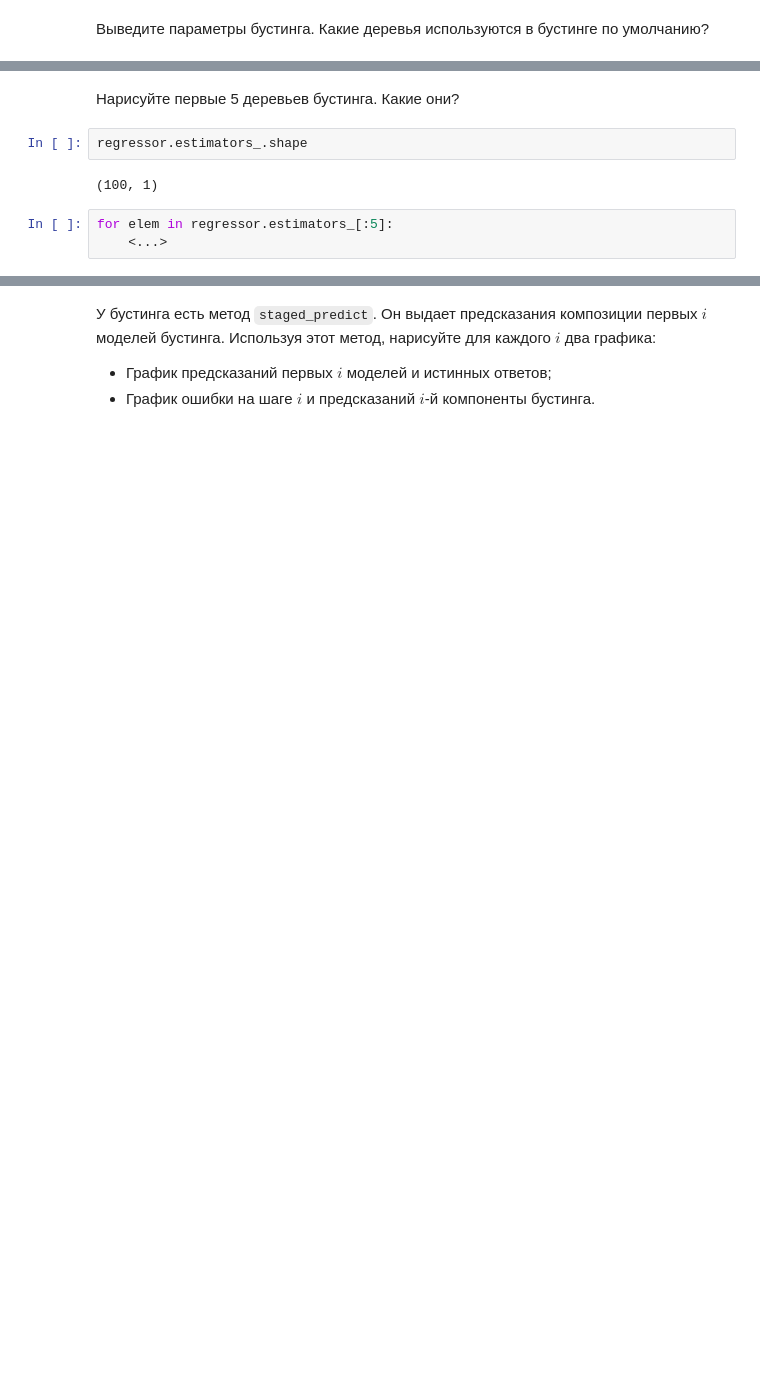
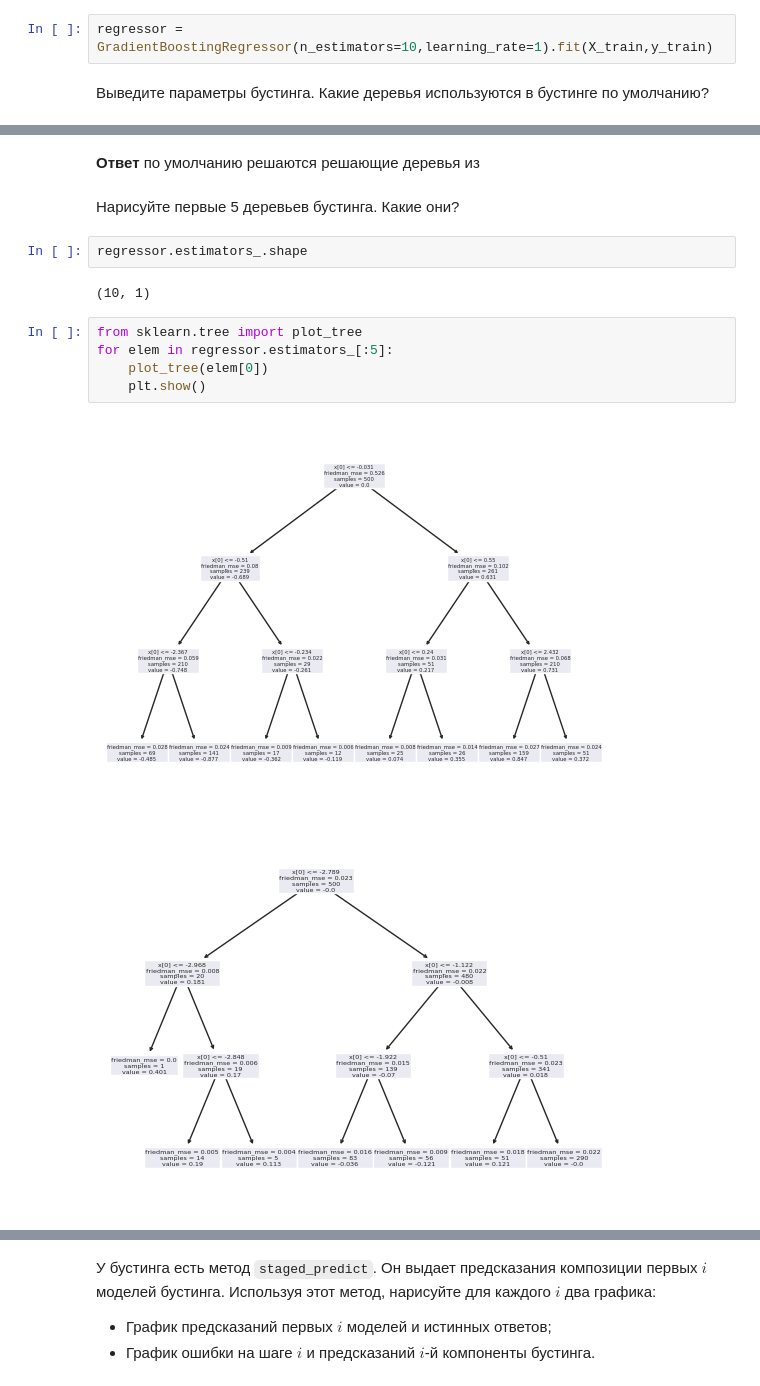
Before and after one commit to NMashalov/2023_OpenMipt_course, a Jupyter notebook: lesson7/boosting_sem_1_empty.ipynb, the cells around one changed output, grey strips where cells are left out. Saved outputs shown, nothing was run; the diff lists cells and outputs as text; blank space fills up the shorter version.

```diff
--- a/lesson7/boosting_sem_1_empty.ipynb
+++ b/lesson7/boosting_sem_1_empty.ipynb
@@ -42,2 +40,4 @@ GradientBoostingRegressor(learning_rate=1)
+# %%
+regressor = GradientBoostingRegressor(n_estimators=10,learning_rate=1).fit(X_train,y_train)
 # %% [markdown]
 Выведите параметры бустинга. Какие деревья используются в бустинге по умолчанию?
@@ -48,9 +64,16 @@ GradientBoostingRegressor(learning_rate=1)
+# %% [markdown]
+**Ответ** по умолчанию решаются решающие деревья  из
 # %% [markdown]
 Нарисуйте первые 5 деревьев бустинга. Какие они?
 # %%
 regressor.estimators_.shape
 # %% [output]
-(100, 1)
+(10, 1)
 # %%
+from sklearn.tree import plot_tree
 for elem in regressor.estimators_[:5]:
-    <...>
+    plot_tree(elem[0])
+    plt.show()
+# %% [output]
+[figure, added]
+[figure, added]
```
Also changed, not shown: parts of 12 cells of this notebook.
